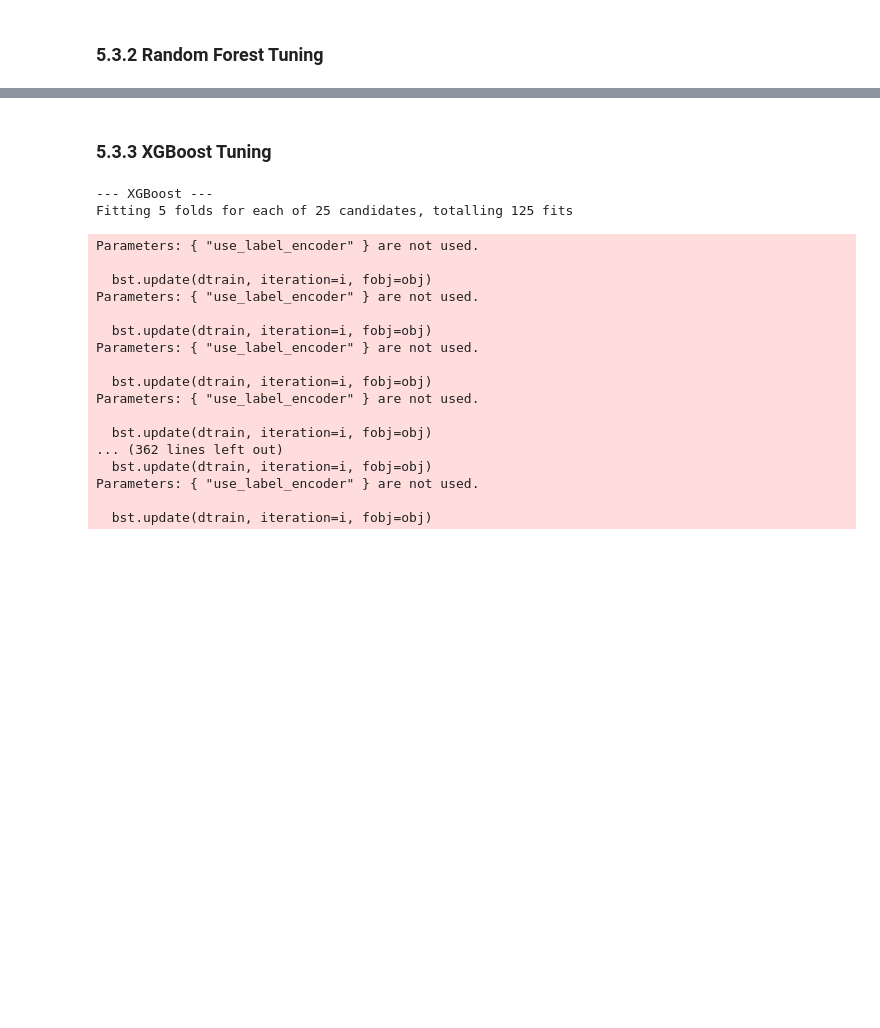
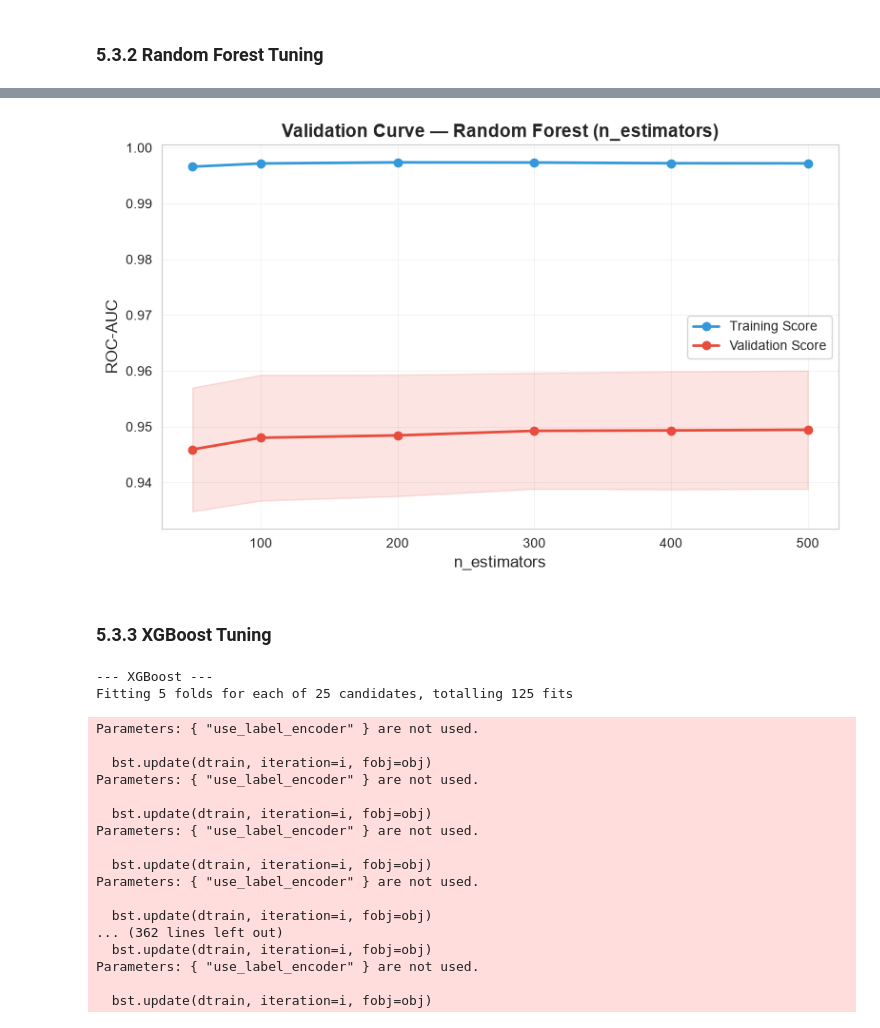
Before and after one commit to adrienKoumgangT/student-dropout-classifier, a Jupyter notebook: notebooks/05_hyperparameter_tuning.ipynb, the cells around one changed output, grey strips where cells are left out. Cells and saved outputs as stored; diff of their text form; code cells hidden in the pictures; blank space fills up the shorter version.

```diff
--- a/notebooks/05_hyperparameter_tuning.ipynb
+++ b/notebooks/05_hyperparameter_tuning.ipynb
@@ -175,3 +296,35 @@ Tuned in 23.0s
+# %%
+# --- Random Forest: Validation Curve for n_estimators ---
+param_range = [50, 100, 200, 300, 400, 500]
+
+train_scores, val_scores = validation_curve(
+    RandomForestClassifier(max_depth=10, class_weight='balanced', random_state=42, n_jobs=-1),
+    X_train, y_train,
+    param_name='n_estimators',
+    param_range=param_range,
+    cv=StratifiedKFold(n_splits=5, shuffle=True, random_state=42),
+    scoring='roc_auc',
+    n_jobs=-1
+)
+
+train_mean = train_scores.mean(axis=1)
+val_mean = val_scores.mean(axis=1)
+val_std = val_scores.std(axis=1)
+
+fig, ax = plt.subplots(figsize=(8.0, 5.0))
+ax.plot(param_range, train_mean, 'o-', color='#3498db', linewidth=2, label='Training Score')
+ax.plot(param_range, val_mean, 'o-', color='#e74c3c', linewidth=2, label='Validation Score')
+ax.fill_between(param_range, val_mean - val_std, val_mean + val_std, alpha=0.15, color='#e74c3c')
+ax.set_xlabel('n_estimators', fontsize=12)
+ax.set_ylabel('ROC-AUC', fontsize=12)
+ax.set_title('Validation Curve — Random Forest (n_estimators)', fontweight='bold', fontsize=14)
+ax.legend(fontsize=10)
+ax.grid(alpha=0.3)
+plt.tight_layout()
+plt.savefig('../reports/figures/validation_curve_rf.png', dpi=150)
+plt.show()
+# %% [output]
+[figure, added]
 # %% [markdown]
 ### 5.3.3 XGBoost Tuning
 # %%
```
Also changed, not shown: parts of 16 cells of this notebook, 51 other files.
